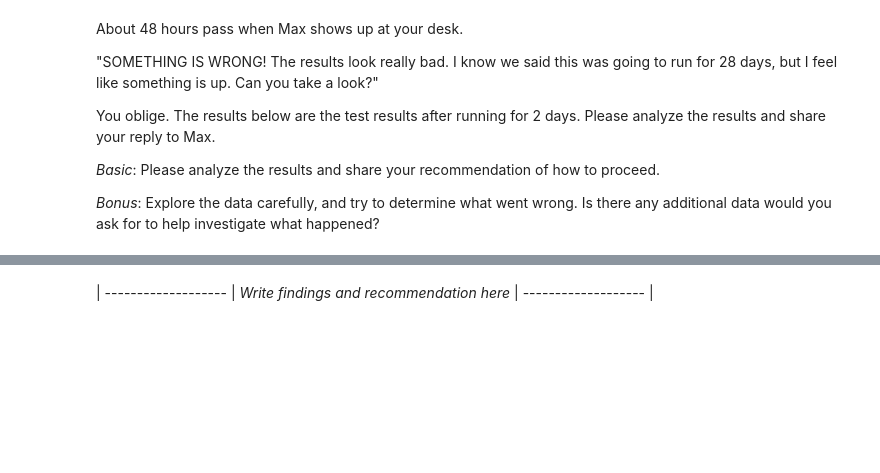
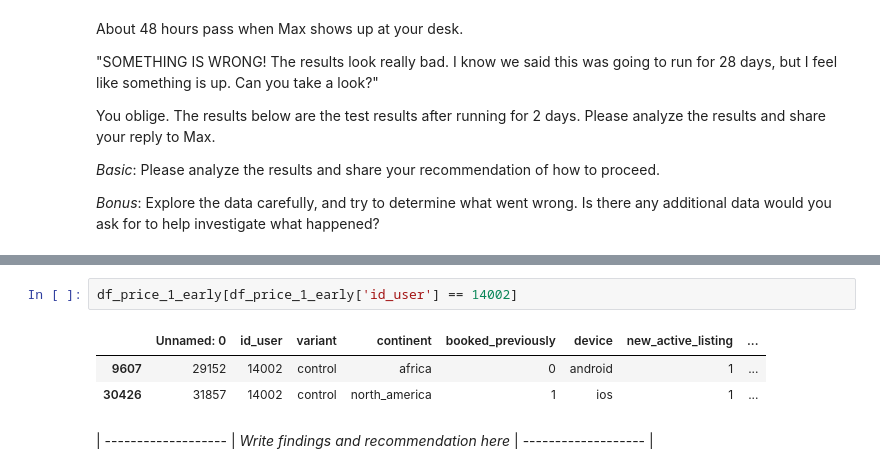
Before and after one commit to pwharrison/corise, a Jupyter notebook: practical-ab-testing/practical-ab-testing-week-3-project.ipynb, the cells around one changed output, grey strips where cells are left out. Drawn from its saved outputs; the diff is of its cells as text; blank space fills up the shorter version.

```diff
--- a/practical-ab-testing/practical-ab-testing-week-3-project.ipynb
+++ b/practical-ab-testing/practical-ab-testing-week-3-project.ipynb
@@ -255,3 +335,9 @@ df_price_1_early = pd.read_csv('/content/df_price_1_early.csv')
+# %%
+df_price_1_early[df_price_1_early['id_user'] == 14002]
+# %% [output]
+|  | Unnamed: 0 | id_user | variant | continent | booked_previously | device | new_active_listing | ... |
+| 9607 | 29152 | 14002 | control | africa | 0 | android | 1 | ... |
+| 30426 | 31857 | 14002 | control | north_america | 1 | ios | 1 | ... |
 # %% [markdown]
 | ------------------- |
 _Write findings and recommendation here_
```
Also changed, not shown: parts of 11 cells of this notebook.
